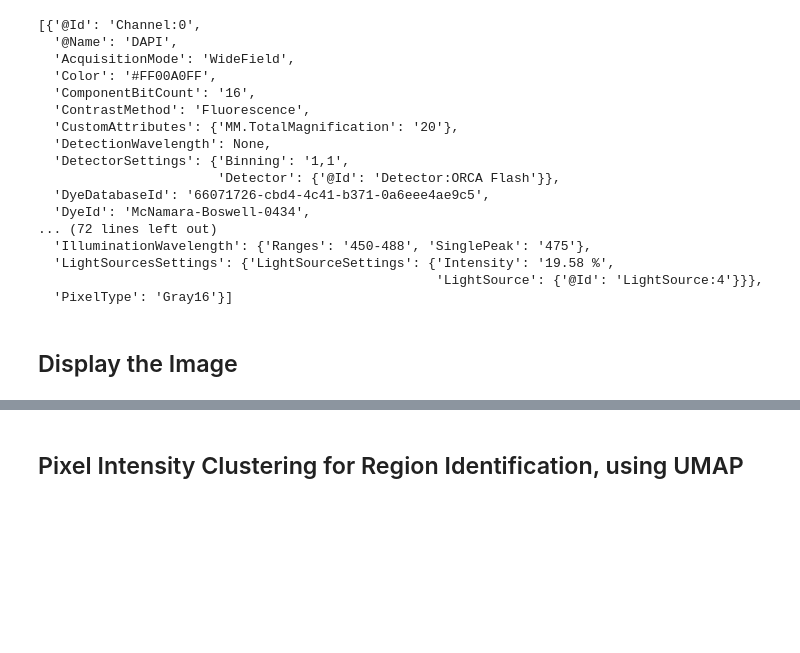
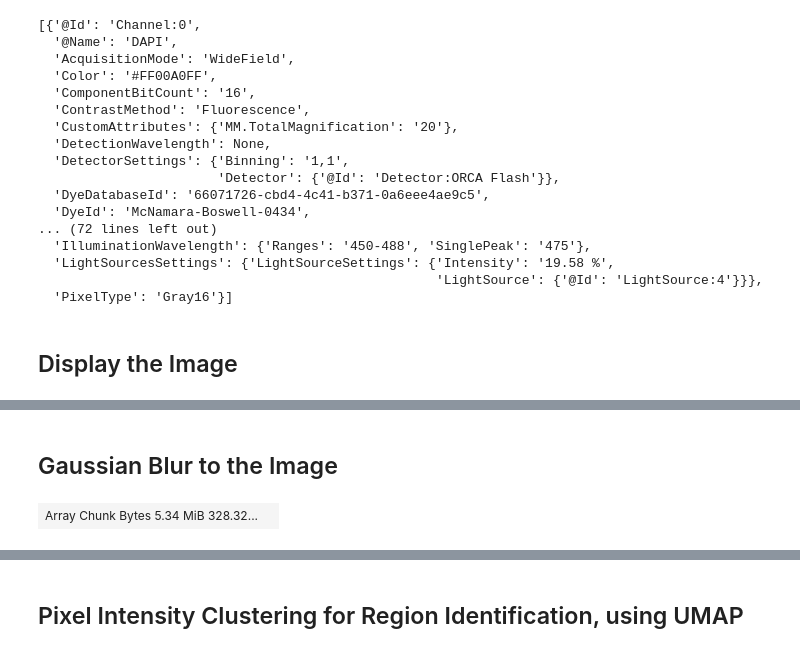
Before and after one commit to bpi-oxford/Myocardial-Infarction-Analysis, a Jupyter notebook: fluorescent.ipynb, the cells around one changed output, grey strips where cells are left out. Saved outputs shown, nothing was run; the diff lists cells and outputs as text; code cells hidden in the pictures; blank space fills up the shorter version.

Commit message:
bmrc compatible

```diff
--- a/fluorescent.ipynb
+++ b/fluorescent.ipynb
@@ -69,4 +60,5 @@ System memory: 134746021888
 # %%
+# Note that scale time GPU per worker should never exceed length of specified CUDA_VISIBLE_DEVICES
 specs = {
     "cpu":{
         "scale":3,
@@ -74,12 +66,15 @@ specs = {
         }
     },
     "gpu":{
-        "scale":1,
+        "scale":2,
+        "CUDA_VISIBLE_DEVICES": [2,3],
         "resources":{
-            "CUDA_VISIBLE_DEVICES": [0],
+            "GPU": 1
         }
     }
 }
+
+assert specs["gpu"]["scale"]*specs["gpu"]["resources"]["GPU"] <= len(specs["gpu"]["CUDA_VISIBLE_DEVICES"]), "Number of gpu workers (scale) times GPU per worker should not exceed length of CUDA_VISIBLE_DEVICES"
 
 worker_count = 0
 for v in specs.values():
@@ -91,4 +86,6 @@ memory_limit = int(memory_count*0.9)//worker_count # set to use 90% of the syste
 print("number of workers:", worker_count)
 print("threads per worker:", nthreads)
 print("memory limit per worker:", round(memory_limit/(1024*1024*1024),2), "GB")
+print("GPU workers:", specs["gpu"]["scale"])
+print("GPU per worker:", specs["gpu"]["resources"]["GPU"])
 # %% [output]
@@ -100,12 +99,16 @@ workers = {}
 
 for k, v in specs.items():
     for i in range(v["scale"]):
-        if "CUDA_VISIBLE_DEVICES" in v["resources"].keys():
-            workers["{}-{}".format(k,i)] = worker_spec(
+        if "CUDA_VISIBLE_DEVICES" in v.keys():
+            CUDA_VISIBLE_DEVICES = v["CUDA_VISIBLE_DEVICES"]
+            gpu_per_worker = v["resources"]["GPU"]
+            assert gpu_per_worker == 1, "gpu per worker need to be 1 for dask cuda"
+            ws = worker_spec(
                 threads_per_worker=nthreads,
-                CUDA_VISIBLE_DEVICES=v["resources"]["CUDA_VISIBLE_DEVICES"]
-                )[0]
-            workers["{}-{}".format(k,i)]["options"]["resources"]={"GPU":len(v["resources"]["CUDA_VISIBLE_DEVICES"])}
+                CUDA_VISIBLE_DEVICES=CUDA_VISIBLE_DEVICES[gpu_per_worker*i:gpu_per_worker*(i+1)]
+                )
+            workers["{}-{}".format(k,i)] = ws[v["CUDA_VISIBLE_DEVICES"][i]]
+            workers["{}-{}".format(k,i)]["options"]["resources"]={"GPU":v["resources"]["GPU"]}
             workers["{}-{}".format(k,i)]["options"]["memory_limit"]=memory_limit
         else:
             workers["{}-{}".format(k,i)] = {
@@ -171,7 +172,10 @@ For effective data loading, use [aicsimageio](https://github.com/AllenCellModeli
 # IMAGE_DATA = "/mnt/Imaging/Group Fritzsche/Jacky/myocardial cells/For sharing analysis/no097_FR_D30_Q2_lv2_CD31-AF555_PDGFRa-AF647_WGA-AF488.czi"
 
 # kirpc541
-IMAGE_DATA = "/home/jackyko/Jacky/data/mycardial_cells/no097_FR_D30_Q2_lv2_CD31-AF555_PDGFRa-AF647_WGA-AF488.czi"
+# IMAGE_DATA = "/home/jackyko/Jacky/data/mycardial_cells/no097_FR_D30_Q2_lv2_CD31-AF555_PDGFRa-AF647_WGA-AF488.czi"
+
+# bmrc
+IMAGE_DATA = "/users/kir-fritzsche/oyk357/archive/myocardial_data/no097_FR_D30_Q2_lv2_CD31-AF555_PDGFRa-AF647_WGA-AF488.czi"
 # %%
 img = AICSImage(IMAGE_DATA)
 print(img.dims.order)  # T, C, Z, Y, X, (S optional)
@@ -279,0 +293,2 @@ for i in range(4):
+# %% [markdown]
+## Gaussian Blur to the Image
@@ -279,0 +305,4 @@ for i in range(4):
+# %%
+img_dask_sub[0,i,0,]
+# %% [output]
+| Array Chunk Bytes 5.34 MiB 328.32... |  |
```
Also changed, not shown: parts of 30 cells of this notebook.
